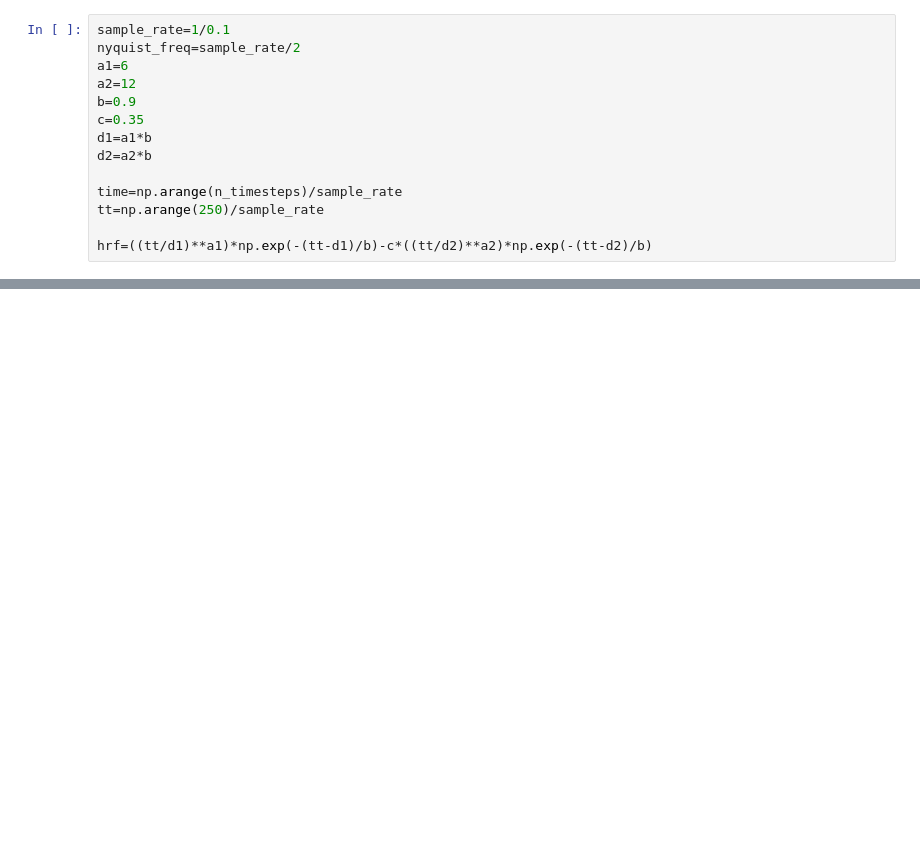
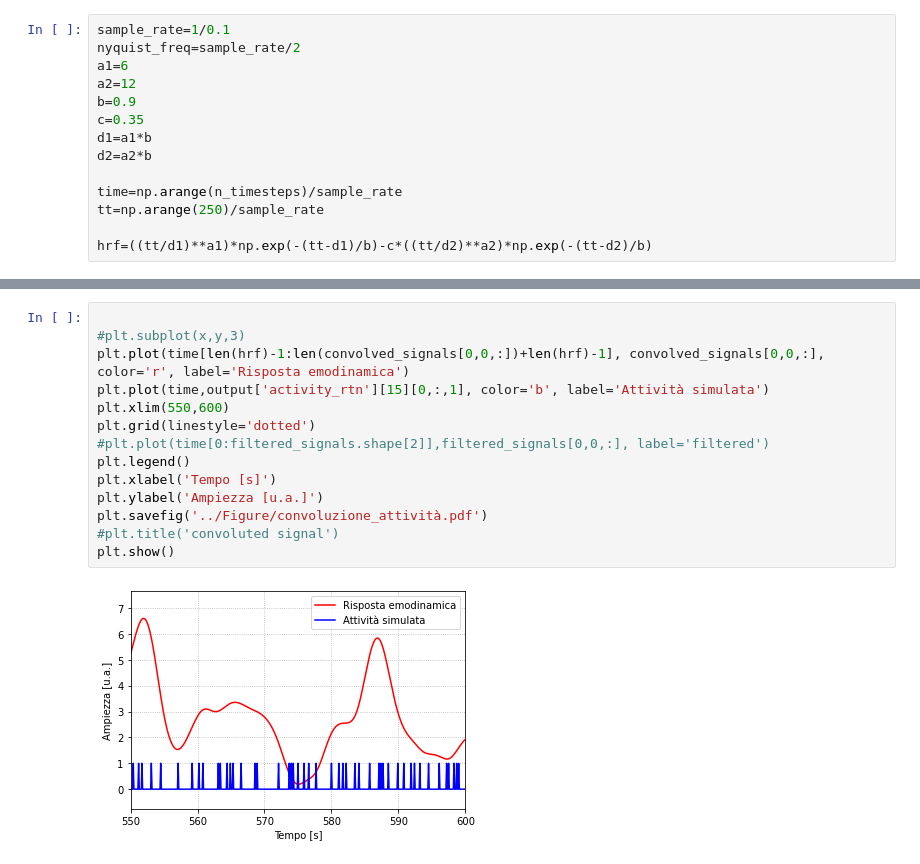
Before and after one commit to tommaso-bertola/TesiTriennale, a Jupyter notebook: Code/Signal Processing 3.ipynb, the cells around one changed output, grey strips where cells are left out. Drawn from its saved outputs; the diff is of its cells as text; blank space fills up the shorter version.

```diff
--- a/Code/Signal Processing 3.ipynb
+++ b/Code/Signal Processing 3.ipynb
@@ -72 +135,17 @@ filtered_signals = np.array(
+# %%
+
+#plt.subplot(x,y,3)
+plt.plot(time[len(hrf)-1:len(convolved_signals[0,0,:])+len(hrf)-1], convolved_signals[0,0,:], color='r', label='Risposta emodinamica')
+plt.plot(time,output['activity_rtn'][15][0,:,1], color='b', label='Attività simulata')
+plt.xlim(550,600)
+plt.grid(linestyle='dotted')
+#plt.plot(time[0:filtered_signals.shape[2]],filtered_signals[0,0,:], label='filtered')
+plt.legend()
+plt.xlabel('Tempo [s]')
+plt.ylabel('Ampiezza [u.a.]')
+plt.savefig('../Figure/convoluzione_attività.pdf')
+#plt.title('convoluted signal')
+plt.show()
+# %% [output]
+[figure, added]
 # %%
```
Also changed, not shown: parts of 10 cells of this notebook, 18 other files.
